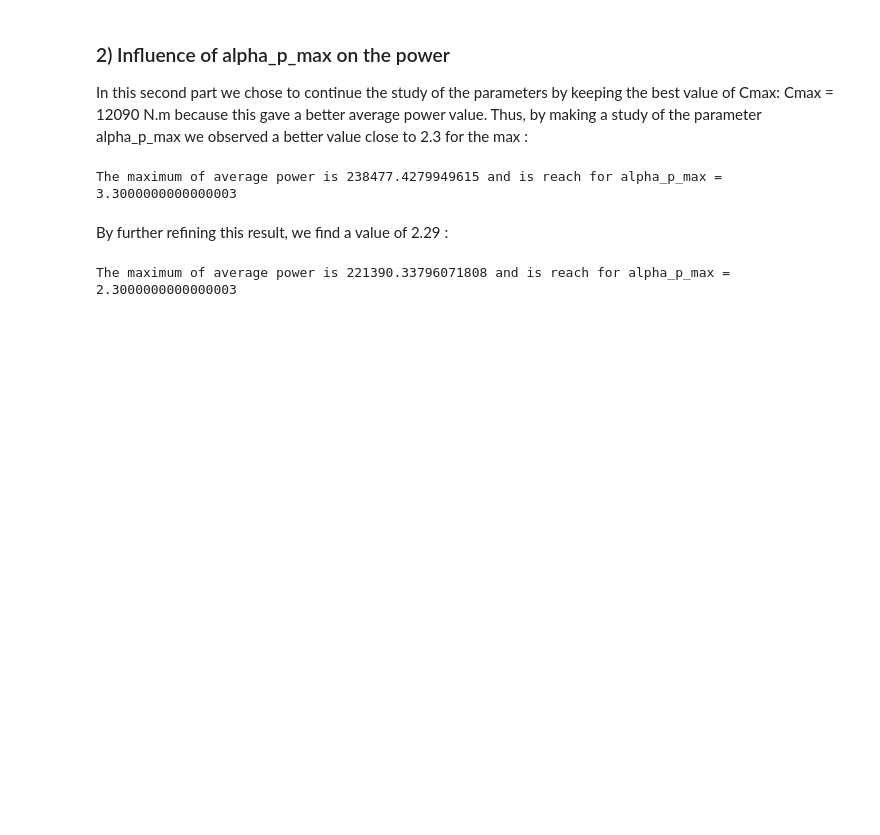
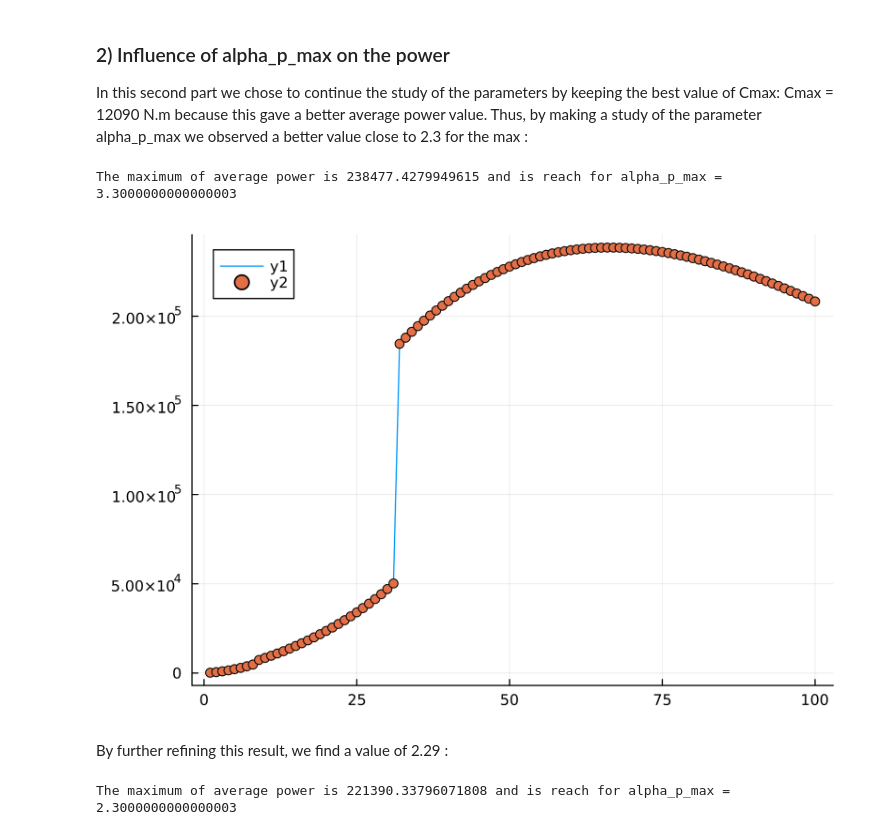
Before and after one commit to jbcaillau/jbcaillau.github.io, a Jupyter notebook: report-lheureux-mari.ipynb, the cells around one changed output. Cells and saved outputs as stored; diff of their text form; code cells hidden in the pictures; blank space fills up the shorter version.

```diff
--- a/report-lheureux-mari.ipynb
+++ b/report-lheureux-mari.ipynb
@@ -714,34 +715,35 @@ dalpha_init, dphi_2_init, dtheta_2_init, dR_init, dtau_init = vitesse_init(alpha
 P_init=calcul_Puissance_init(alpha_init,dalpha_init,alpha_p_max,Cmax)
 y0 = [tau_init ,dtau_init, alpha_init, dalpha_init, theta_2_init, dtheta_2_init, phi_2_init, dphi_2_init, R_init, dR_init,P_init]
 p=[l, r, theta_0, delta_theta, phi_0, delta_phi, v_ref, I, m, alpha_p_max, Cmax,  AoA]
 tspan = (0.0,50.0)
 alg = Tsit5()
 prob = ODEProblem(systeme2!,y0,tspan,p)
 sol = solve(prob,reltol=1e-5)
 A=sol.u
 temps=sol.t
 
 Puissa=zeros(1,size(A)[1])
 for k in 1:size(A)[1]
     Puissa[1,k]=A[k][11]
 end
 
 Puis_moy=calcul_Puissance_moyenne(transpose(Puissa),size(Puissa)[2],temps)
 Puis_moy=Puis_moy/(temps[end]-temps[1])
 
 append!(liste,Puis_moy)
 if Puis_moy == maximum(liste)
         alphamax=alpha_p_max
 end
 end
 
 println()
 println("The maximum of average power is " ,maximum(liste)," and is reach for alpha_p_max = ",alphamax)
-plot(x,liste, fmt=:pdf)
+plot(x,liste, fmt=:png, dpi=300)
 p=scatter!(x,liste)
 display(p)
 # %% [output]
 The maximum of average power is 238477.4279949615 and is reach for alpha_p_max = 3.3000000000000003
+[figure, added]
 # %% [markdown]
 By further refining this result, we find a value of 2.29 :
 # %%
```
Also changed, not shown: parts of 4 cells of this notebook.
